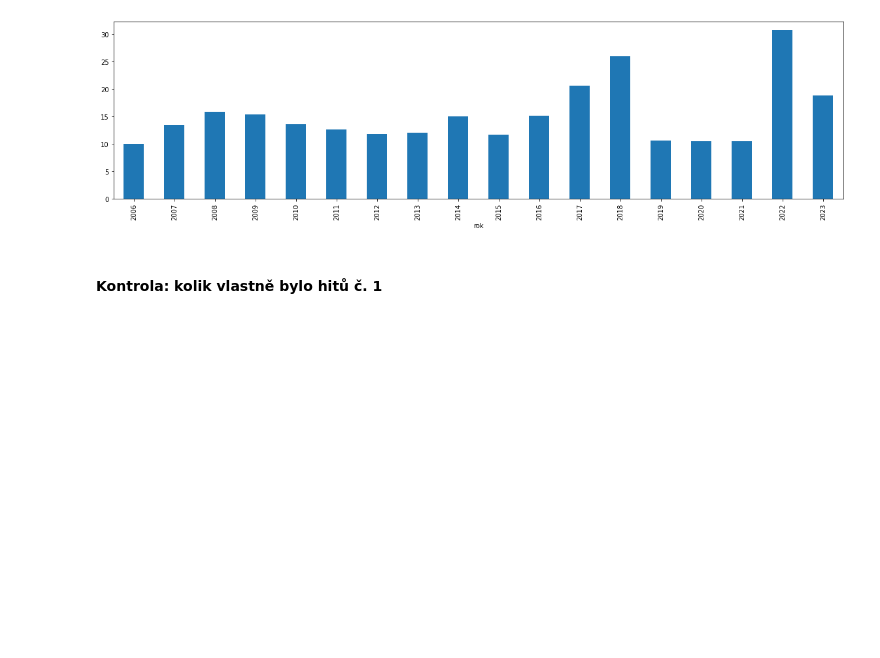
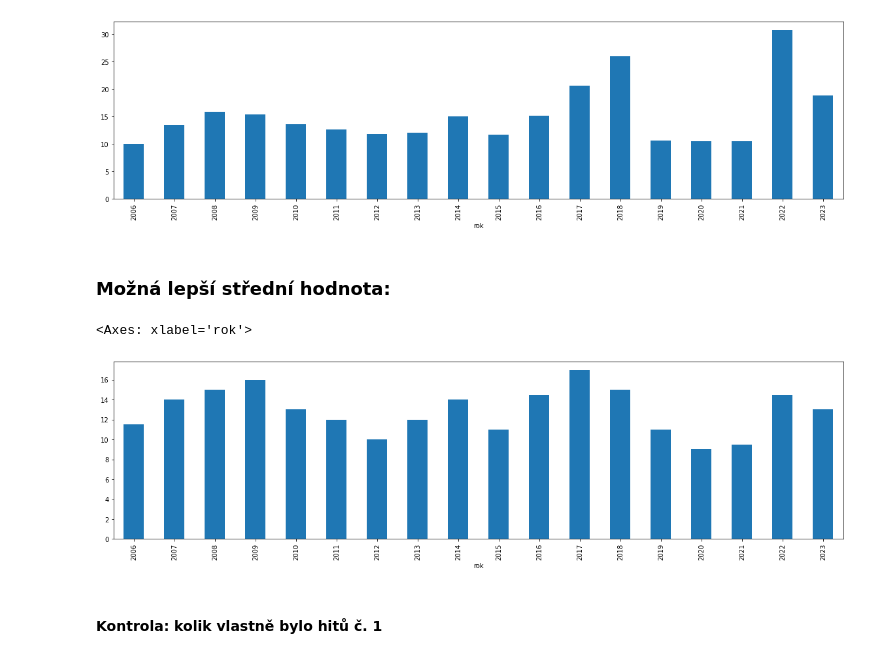
Before and after one commit to DataRozhlas/hitparady, a Jupyter notebook: 111 CZ100RADIO cesta písničky do éteru.ipynb, the cells around one changed output. Saved outputs shown, nothing was run; the diff lists cells and outputs as text; code cells hidden in the pictures; blank space fills up the shorter version.

```diff
--- a/111 CZ100RADIO cesta písničky do éteru.ipynb
+++ b/111 CZ100RADIO cesta písničky do éteru.ipynb
@@ -106,6 +92,13 @@ df[df['pozice'] == 1].groupby(['interpret_hlavni','track']).first().groupby('rok
 # %% [output]
 <Axes: xlabel='rok'>
 [figure]
+# %% [markdown]
+### Možná lepší střední hodnota:
+# %%
+df[df['pozice'] == 1].groupby(['interpret_hlavni','track']).first().groupby('rok')['tyden_pisne'].median().plot.bar(figsize=(20,5))
+# %% [output]
+<Axes: xlabel='rok'>
+[figure, added]
 # %% [markdown]
 #### Kontrola: kolik vlastně bylo hitů č. 1
 # %%
```
Also changed, not shown: parts of 50 cells of this notebook, 1 other file.
